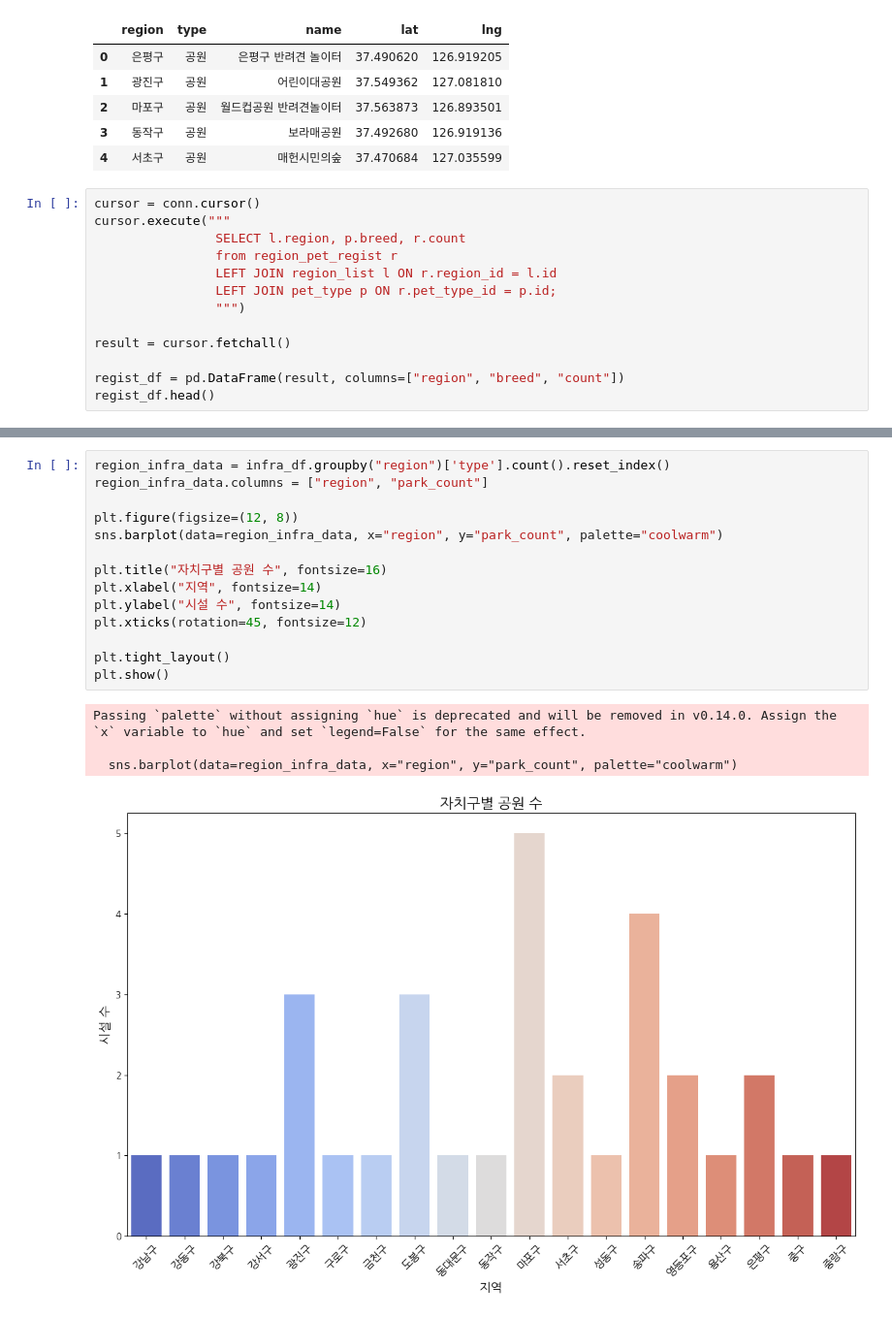
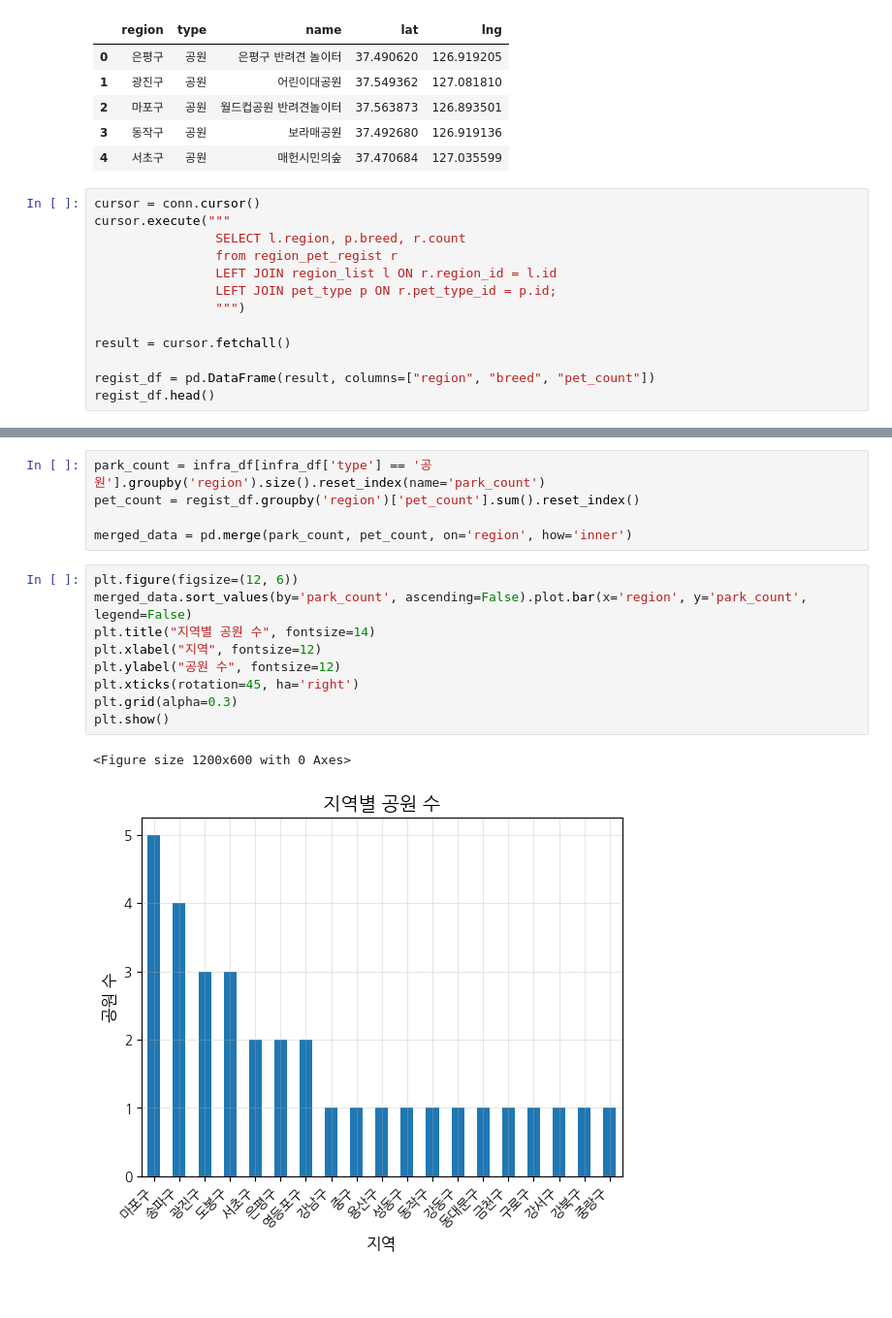
Before and after one commit to addinedu-ros-8th/eda-repo-5, a Jupyter notebook: src/regionParkAnalysis.ipynb, the cells around one changed output, grey strips where cells are left out. Shown at 97% size. Cells and saved outputs as stored; diff of their text form; blank space fills up the shorter version.

Commit message:
visualization update

```diff
--- a/src/regionParkAnalysis.ipynb
+++ b/src/regionParkAnalysis.ipynb
@@ -54,6 +54,6 @@ cursor.execute("""
 
 result = cursor.fetchall()
 
-regist_df = pd.DataFrame(result, columns=["region", "breed", "count"])
+regist_df = pd.DataFrame(result, columns=["region", "breed", "pet_count"])
 regist_df.head()
 # %% [output]
@@ -63,22 +63,20 @@ regist_df.head()
 | 2 | 종로구 | 달마시안 | 3 |
 | 3 | 종로구 | 도베르만 | 21 |
 | 4 | 종로구 | 라브라도 리트리버 | 136 |
+# %%
+park_count = infra_df[infra_df['type'] == '공원'].groupby('region').size().reset_index(name='park_count')
+pet_count = regist_df.groupby('region')['pet_count'].sum().reset_index()
+
+merged_data = pd.merge(park_count, pet_count, on='region', how='inner')
 # %%
-region_infra_data = infra_df.groupby("region")['type'].count().reset_index()
-region_infra_data.columns = ["region", "park_count"]
-
-plt.figure(figsize=(12, 8))
-sns.barplot(data=region_infra_data, x="region", y="park_count", palette="coolwarm")
-
-plt.title("자치구별 공원 수", fontsize=16)
-plt.xlabel("지역", fontsize=14)
-plt.ylabel("시설 수", fontsize=14)
-plt.xticks(rotation=45, fontsize=12)
-
-plt.tight_layout()
+plt.figure(figsize=(12, 6))
+merged_data.sort_values(by='park_count', ascending=False).plot.bar(x='region', y='park_count', legend=False)
+plt.title("지역별 공원 수", fontsize=14)
+plt.xlabel("지역", fontsize=12)
+plt.ylabel("공원 수", fontsize=12)
+plt.xticks(rotation=45, ha='right')
+plt.grid(alpha=0.3)
 plt.show()
 # %% [output]
-Passing `palette` without assigning `hue` is deprecated and will be removed in v0.14.0. Assign the `x` variable to `hue` and set `legend=False` for the same effect.
-
-  sns.barplot(data=region_infra_data, x="region", y="park_count", palette="coolwarm")
+<Figure size 1200x600 with 0 Axes>
-[figure, old version]
+[figure, new version]
```
Also changed, not shown: parts of 14 cells of this notebook, 1 other file.
